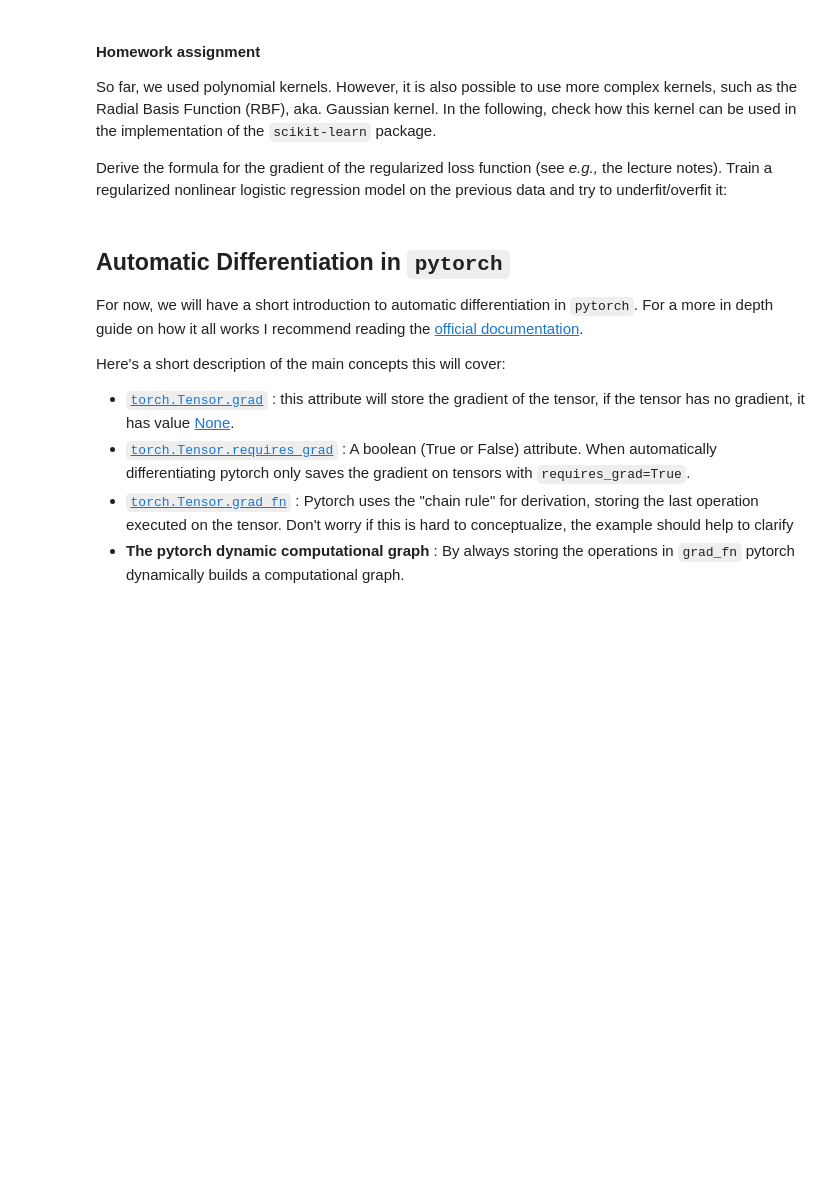
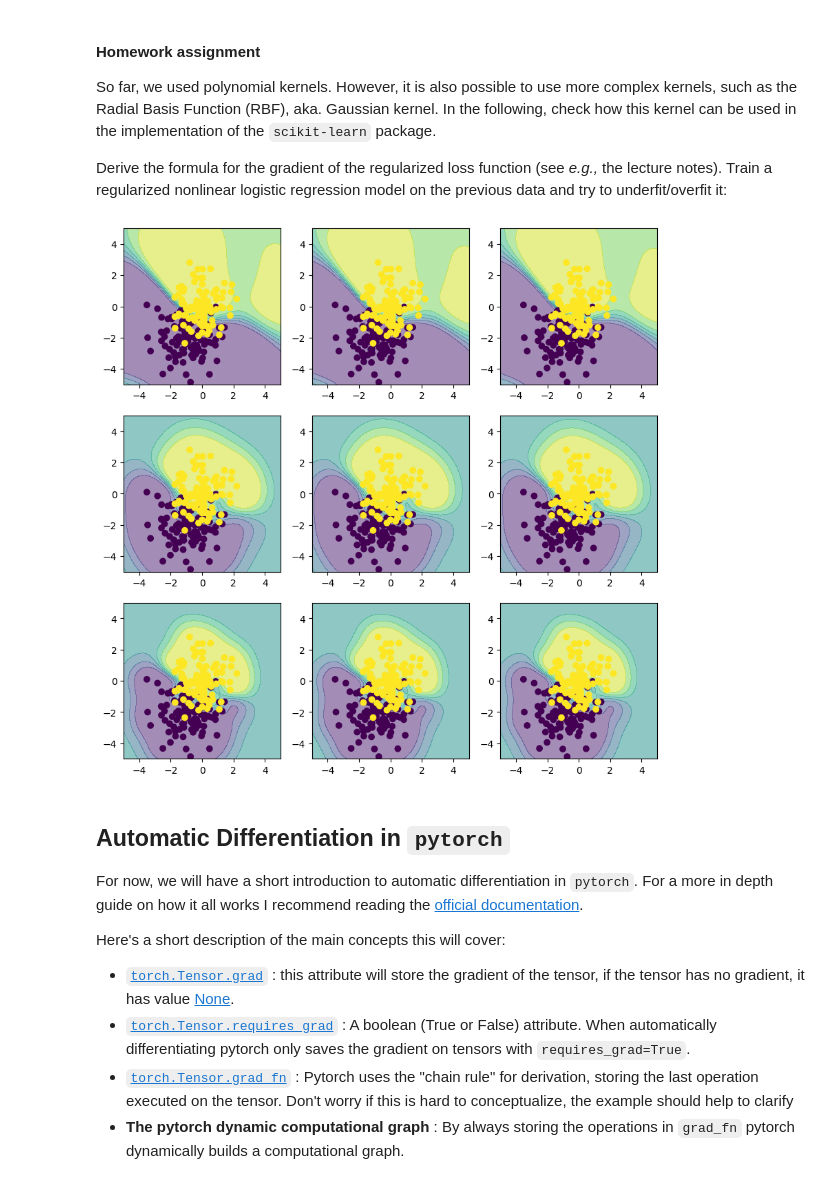
Before and after one commit to Agoston03/Machine-Learning-VIMIMA05, a Jupyter notebook: ML_2026_lab3_Logreg_Autograd.ipynb, the cells around one changed output. Drawn from its saved outputs; the diff is of its cells as text; code cells hidden in the pictures; blank space fills up the shorter version.

```diff
--- a/ML_2026_lab3_Logreg_Autograd.ipynb
+++ b/ML_2026_lab3_Logreg_Autograd.ipynb
@@ -123,37 +130,52 @@ Derive the formula for the gradient of the regularized loss function (see *e.g.,
 from sklearn.gaussian_process.kernels import RBF
 
 # define a grid of base points
 base_tmp = np.linspace(-5,5,20)
 base = np.dstack(np.meshgrid(base_tmp, base_tmp)).reshape(-1, 2)
 
 # defining a function with an RBF size and a regularization param, for easier reuse of code
 def pred_one(γ, λ):
-  # γ inverse of the RBF radius (\gamma)
-  # λ regularization coeff (\lambda)
+  # γ inverse of the RBF radius (gamma)
+  # λ regularization coeff (lambda)
+
   # Construct RBF kernel
-  kernel = ...
+  kernel = RBF(length_scale=1/np.sqrt(γ))
 
   # Compute Phi and Phi_test
+  # Phi is the kernel matrix between training data x and base points
+  Phi = kernel(x, base)
+  # Phi_test is the kernel matrix between test data x_test and base points
+  Phi_test = kernel(x_test, base)
 
   # Initialize the parameter vector w
+  w = np.zeros(Phi.shape[1])
+  η = 1e-2 # Learning rate
+  N_steps = 1000 # Number of gradient descent steps
 
   # Perform gradient descent with a suitable learning rate
   # Use the regularized version
+  for _ in range(N_steps):
+    predictions = sigmoid(Phi @ w)
+    # Regularized gradient: Phi.T @ (sigmoid(Phi @ w) - y) + lambda * w
+    gradient = Phi.T @ (predictions - y) + λ * w
+    w -= η * gradient # Update weights
 
   # Compute predictions
-  y_pred = ...
+  y_pred = sigmoid(Phi_test @ w)
   return y_pred
 
 f,axes = plt.subplots(3,3)
 f.set_size_inches(10,10)
 
 for i, axs in enumerate(axes):
   for j, ax in enumerate(axs):
     y_pred_rbf = pred_one(γ=0.3 + i * 1.5, λ=j * 0.005)
     ax.contourf(gx,gy,y_pred_rbf.reshape(100,100),alpha=0.5)
     ax.set_xlim(-5,5)
     ax.set_ylim(-5,5)
     ax.scatter(x[:,0],x[:,1],c=y)
+# %% [output]
+[figure, added]
 # %% [markdown]
 ## **Automatic Differentiation in `pytorch`**
 
```
Also changed, not shown: parts of 24 cells of this notebook.
